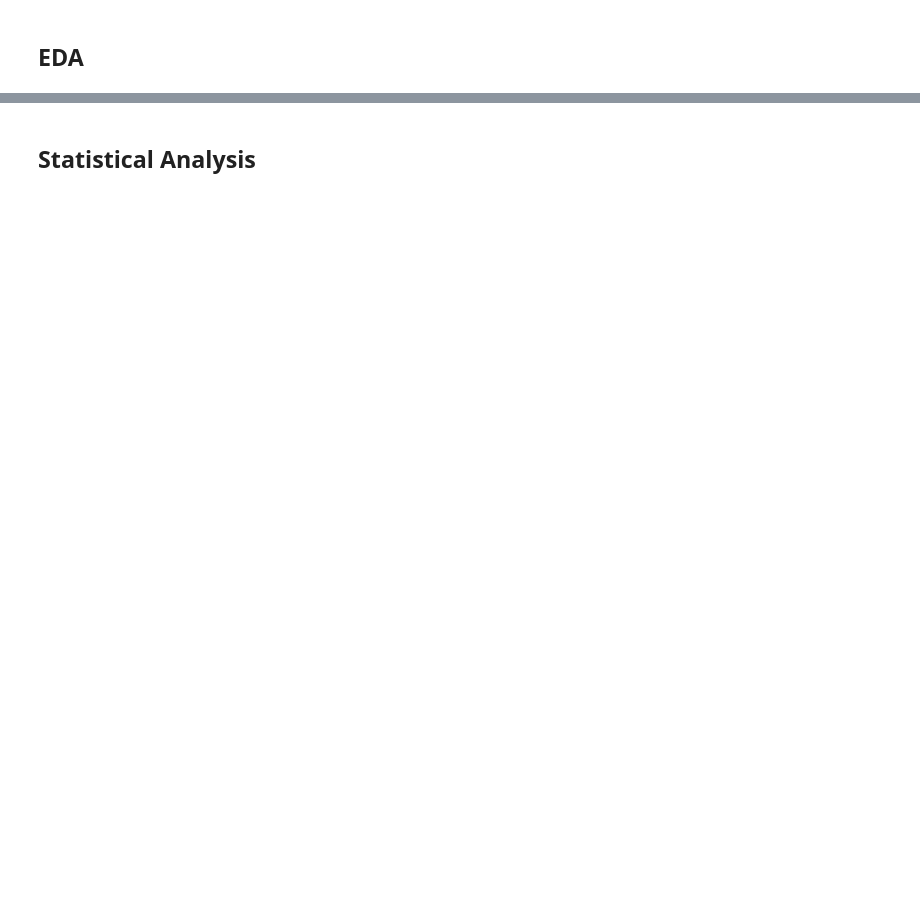
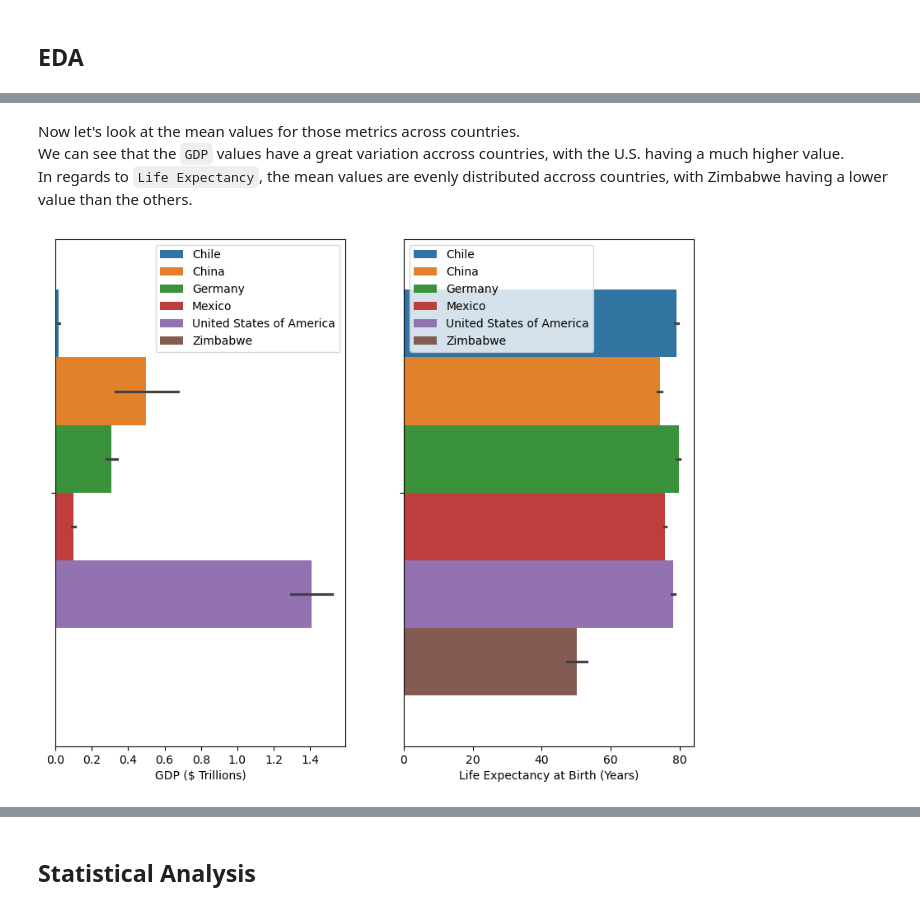
Before and after one commit to bruno-pezzolo/Codecademy-Life-Expectancy-and-GDP, a Jupyter notebook: life_expectancy_gdp.ipynb, the cells around one changed output, grey strips where cells are left out. Cells and saved outputs as stored; diff of their text form; code cells hidden in the pictures; blank space fills up the shorter version.

```diff
--- a/life_expectancy_gdp.ipynb
+++ b/life_expectancy_gdp.ipynb
@@ -85,0 +135,28 @@ Name: Country, dtype: object
+# %% [markdown]
+Now let's look at the mean values for those metrics across countries.<br>
+We can see that the `GDP` values have a great variation accross countries, with the U.S. having a much higher value.<br>
+In regards to `Life Expectancy`, the mean values are evenly distributed accross countries, with Zimbabwe having a lower value than the others.
+# %%
+plt.figure(figsize = (10, 8))
+ax1 = plt.subplot(1, 2, 1)
+sns.barplot(
+    data= df,
+    x= 'GDPT',
+    hue= 'Country',
+)
+plt.legend(loc= 'upper right')
+plt.xlabel('GDP ($ Trillions)')
+
+ax2 = plt.subplot(1, 2, 2)
+sns.barplot(
+    data= df,
+    x= 'LEB',
+    hue= 'Country',
+)
+plt.legend(loc= 'upper left')
+plt.xlabel('Life Expectancy at Birth (Years)')
+
+plt.show()
+plt.close('all')
+# %% [output]
+[figure, added]
```
Also changed, not shown: parts of 31 cells of this notebook.
